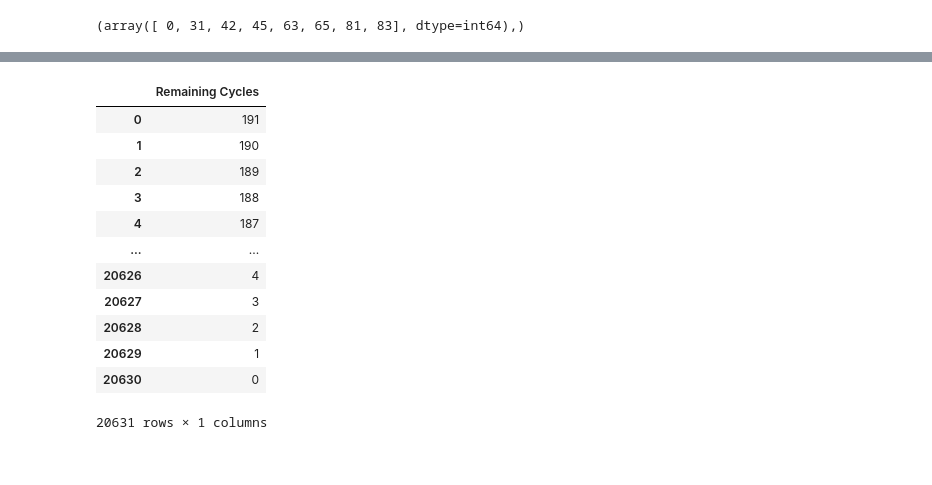
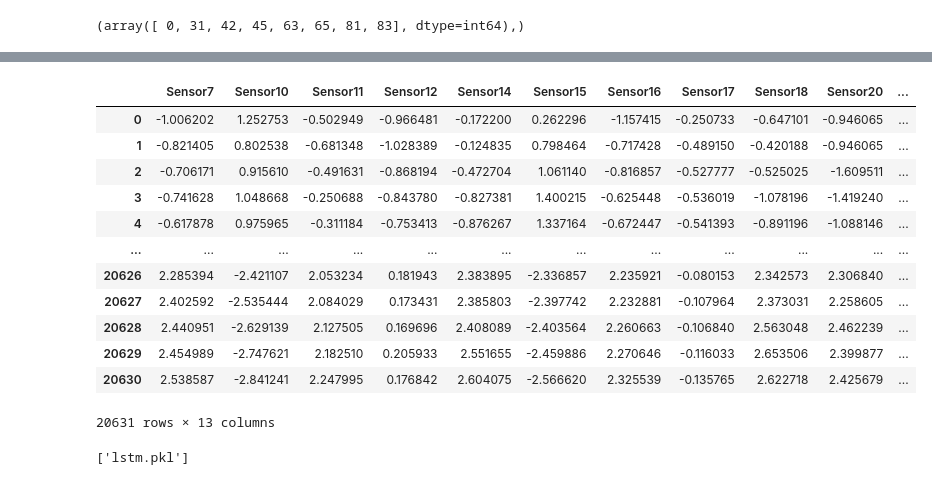
Before and after one commit to sekhrianchal6/Predictive-Maintenance, a Jupyter notebook: Code/ModelDev/LSTM_Muthu.ipynb, the cells around one changed output, grey strips where cells are left out. Cells and saved outputs as stored; diff of their text form; code cells hidden in the pictures.

```diff
--- a/Code/ModelDev/LSTM_Muthu.ipynb
+++ b/Code/ModelDev/LSTM_Muthu.ipynb
@@ -226,16 +236,16 @@ plt.plot(xtest_data[engine_test_data == 82]['PC1'])
-# %%
-ytrain_data
-# %% [output]
-|  | Remaining Cycles |
-| 0 | 191 |
-| 1 | 190 |
-| 2 | 189 |
-| 3 | 188 |
-| 4 | 187 |
-| ... | ... |
-| 20626 | 4 |
-| 20627 | 3 |
-| 20628 | 2 |
-| 20629 | 1 |
-| 20630 | 0 |
-20631 rows × 1 columns
+# %%
+xtrain_data
+# %% [output]
+|  | Sensor7 | Sensor10 | Sensor11 | Sensor12 | Sensor14 | Sensor15 | Sensor16 | Sensor17 | Sensor18 | Sensor20 | ... |
+| 0 | -1.006202 | 1.252753 | -0.502949 | -0.966481 | -0.172200 | 0.262296 | -1.157415 | -0.250733 | -0.647101 | -0.946065 | ... |
+| 1 | -0.821405 | 0.802538 | -0.681348 | -1.028389 | -0.124835 | 0.798464 | -0.717428 | -0.489150 | -0.420188 | -0.946065 | ... |
+| 2 | -0.706171 | 0.915610 | -0.491631 | -0.868194 | -0.472704 | 1.061140 | -0.816857 | -0.527777 | -0.525025 | -1.609511 | ... |
+| 3 | -0.741628 | 1.048668 | -0.250688 | -0.843780 | -0.827381 | 1.400215 | -0.625448 | -0.536019 | -1.078196 | -1.419240 | ... |
+| 4 | -0.617878 | 0.975965 | -0.311184 | -0.753413 | -0.876267 | 1.337164 | -0.672447 | -0.541393 | -0.891196 | -1.088146 | ... |
+| ... | ... | ... | ... | ... | ... | ... | ... | ... | ... | ... | ... |
+| 20626 | 2.285394 | -2.421107 | 2.053234 | 0.181943 | 2.383895 | -2.336857 | 2.235921 | -0.080153 | 2.342573 | 2.306840 | ... |
+| 20627 | 2.402592 | -2.535444 | 2.084029 | 0.173431 | 2.385803 | -2.397742 | 2.232881 | -0.107964 | 2.373031 | 2.258605 | ... |
+| 20628 | 2.440951 | -2.629139 | 2.127505 | 0.169696 | 2.408089 | -2.403564 | 2.260663 | -0.106840 | 2.563048 | 2.462239 | ... |
+| 20629 | 2.454989 | -2.747621 | 2.182510 | 0.205933 | 2.551655 | -2.459886 | 2.270646 | -0.116033 | 2.653506 | 2.399877 | ... |
+| 20630 | 2.538587 | -2.841241 | 2.247995 | 0.176842 | 2.604075 | -2.566620 | 2.325539 | -0.135765 | 2.622718 | 2.425679 | ... |
+20631 rows × 13 columns
@@ -241,0 +254,4 @@ ytrain_data
+# %%
+joblib.dump(model, 'lstm.pkl')
+# %% [output]
+['lstm.pkl']
```
Also changed, not shown: parts of 31 cells of this notebook, 1 other file.
